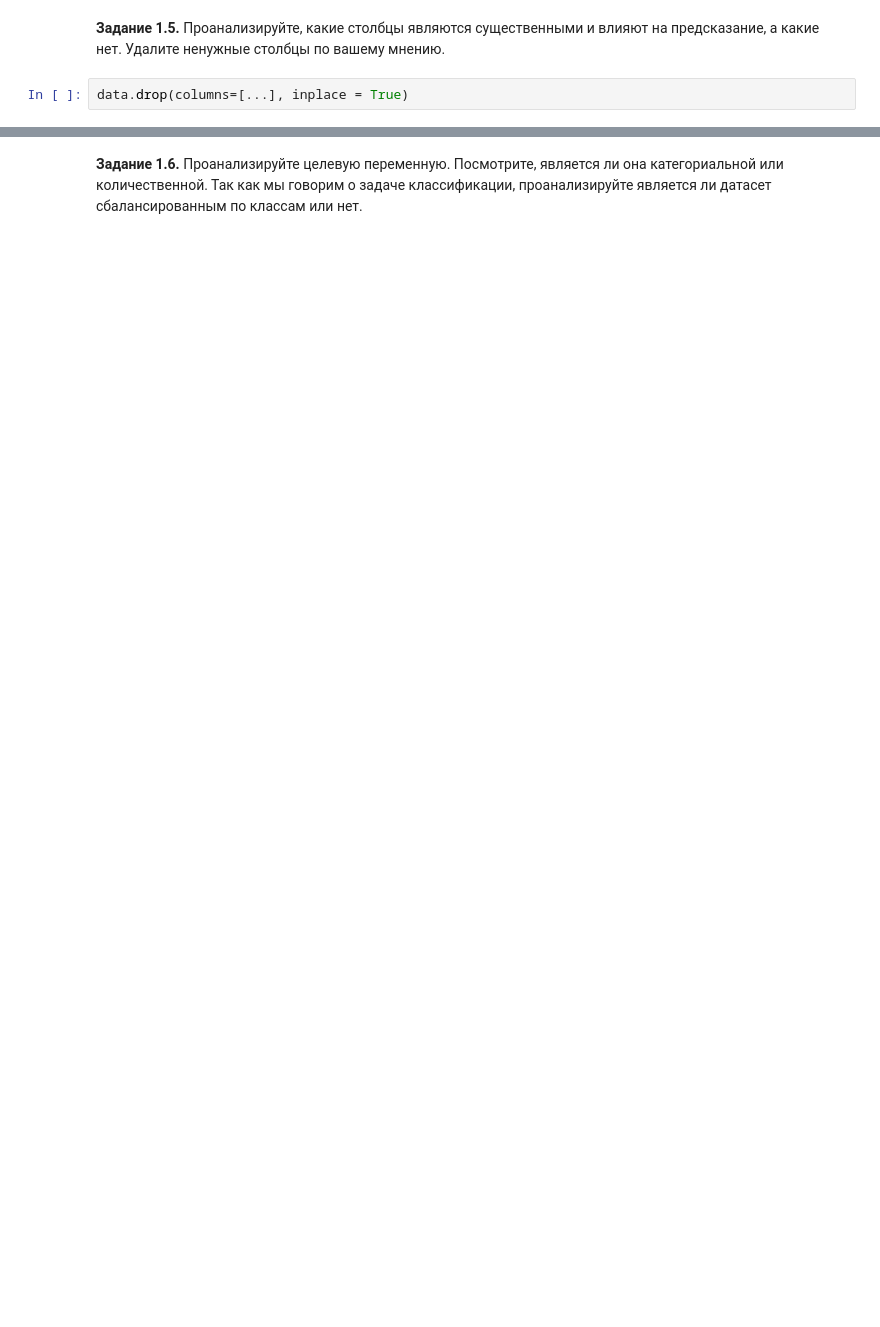
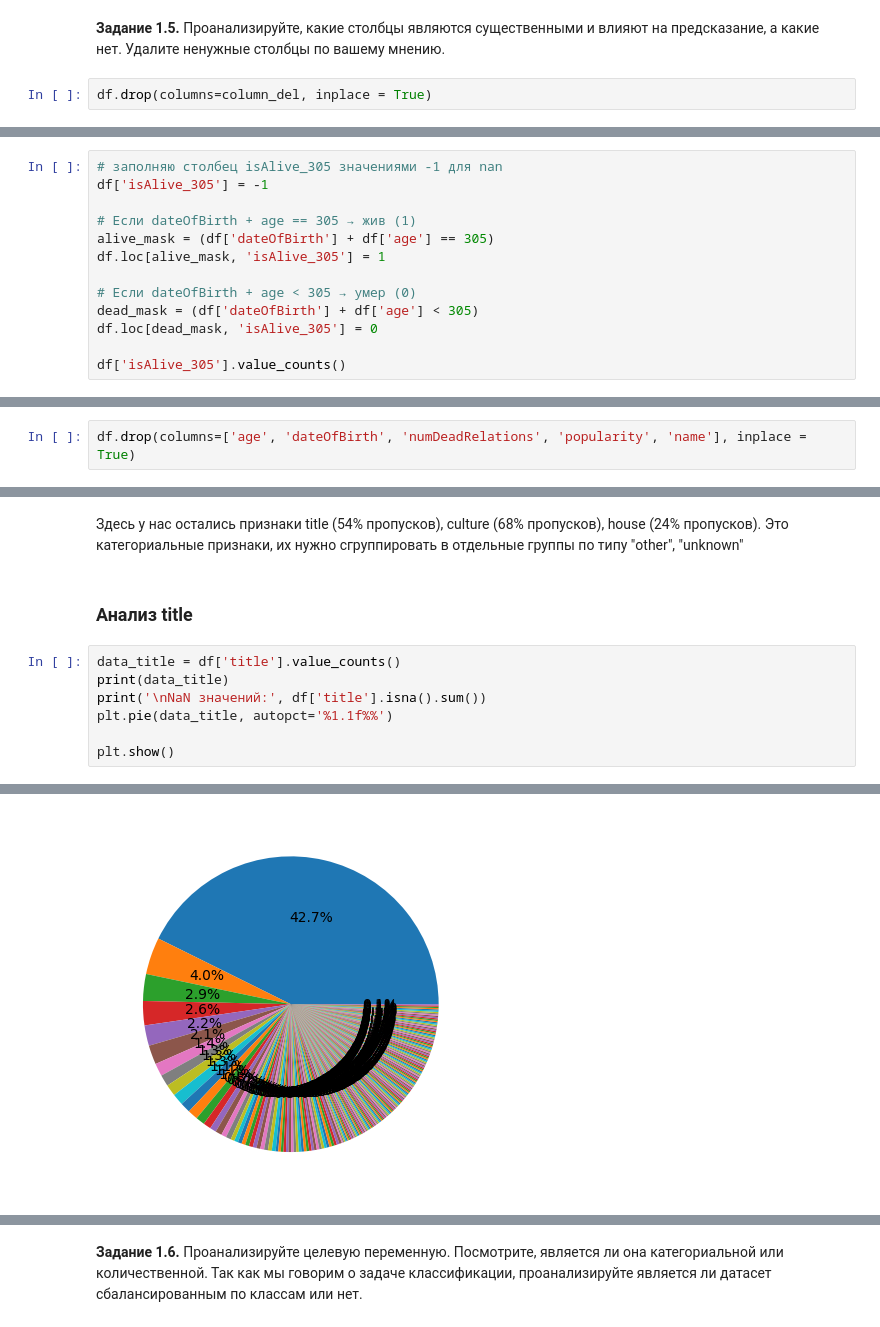
Before and after one commit to episode16/Py, a Jupyter notebook: DLS_mipt/game_of_thrones_hw1/hw_1_game_of_thrones_ipynb.ipynb, the cells around one changed output, grey strips where cells are left out. Saved outputs shown, nothing was run; the diff lists cells and outputs as text; blank space fills up the shorter version.

```diff
--- a/DLS_mipt/game_of_thrones_hw1/hw_1_game_of_thrones_ipynb.ipynb
+++ b/DLS_mipt/game_of_thrones_hw1/hw_1_game_of_thrones_ipynb.ipynb
@@ -273,4 +276,4 @@ Mounted at /content/drive
 # %% [markdown]
 **Задание 1.5.** Проанализируйте, какие столбцы являются существенными и влияют на предсказание, а какие нет. Удалите ненужные столбцы по вашему мнению.
 # %%
-data.drop(columns=[...], inplace = True)
+df.drop(columns=column_del, inplace = True)
@@ -276,0 +282,13 @@ data.drop(columns=[...], inplace = True)
+# %%
+# заполняю столбец isAlive_305 значениями -1 для nan
+df['isAlive_305'] = -1
+
+# Если dateOfBirth + age == 305 → жив (1)
+alive_mask = (df['dateOfBirth'] + df['age'] == 305)
+df.loc[alive_mask, 'isAlive_305'] = 1
+
+# Если dateOfBirth + age < 305 → умер (0)
+dead_mask = (df['dateOfBirth'] + df['age'] < 305)
+df.loc[dead_mask, 'isAlive_305'] = 0
+
+df['isAlive_305'].value_counts()
@@ -276,0 +308,2 @@ data.drop(columns=[...], inplace = True)
+# %%
+df.drop(columns=['age', 'dateOfBirth', 'numDeadRelations', 'popularity', 'name'], inplace = True)
@@ -276,0 +320,13 @@ data.drop(columns=[...], inplace = True)
+# %% [markdown]
+Здесь у нас остались признаки title (54% пропусков), culture (68% пропусков), house (24% пропусков).
+Это категориальные признаки, их нужно сгруппировать в отдельные группы по типу "other", "unknown"
+# %% [markdown]
+### Анализ title
+# %%
+data_title = df['title'].value_counts()
+print(data_title)
+print('\nNaN значений:', df['title'].isna().sum())
+plt.pie(data_title, autopct='%1.1f%%')
+
+plt.show()
+# %% [output]
@@ -276,0 +348 @@ data.drop(columns=[...], inplace = True)
+[figure, added]
```
Also changed, not shown: parts of 83 cells of this notebook.
